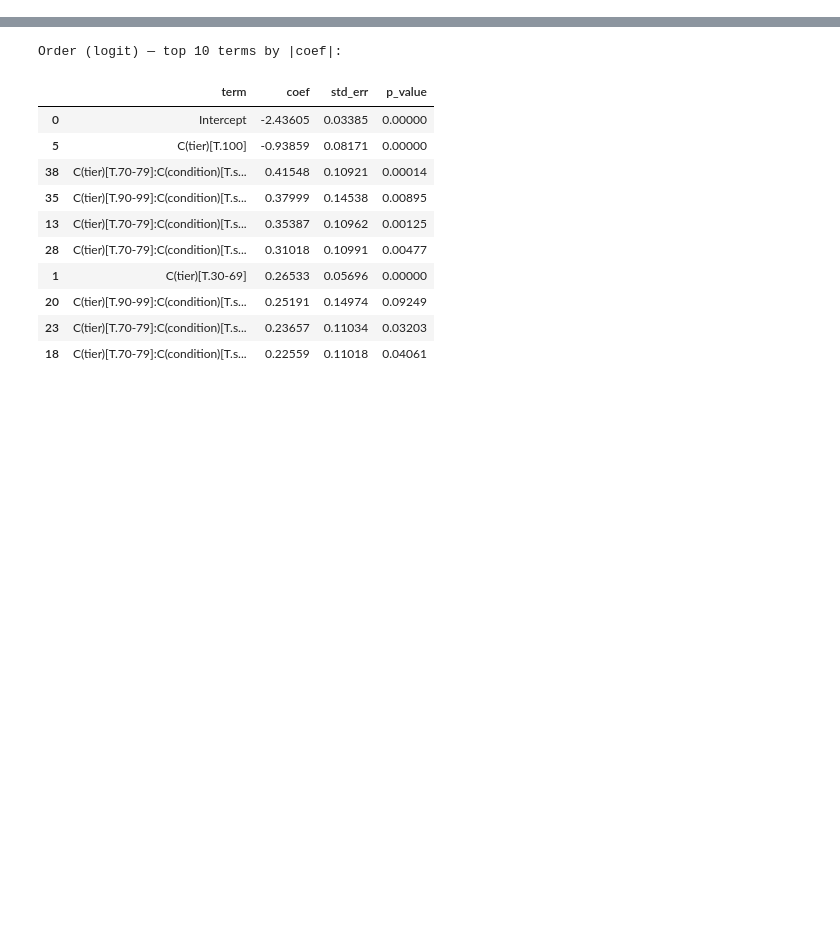
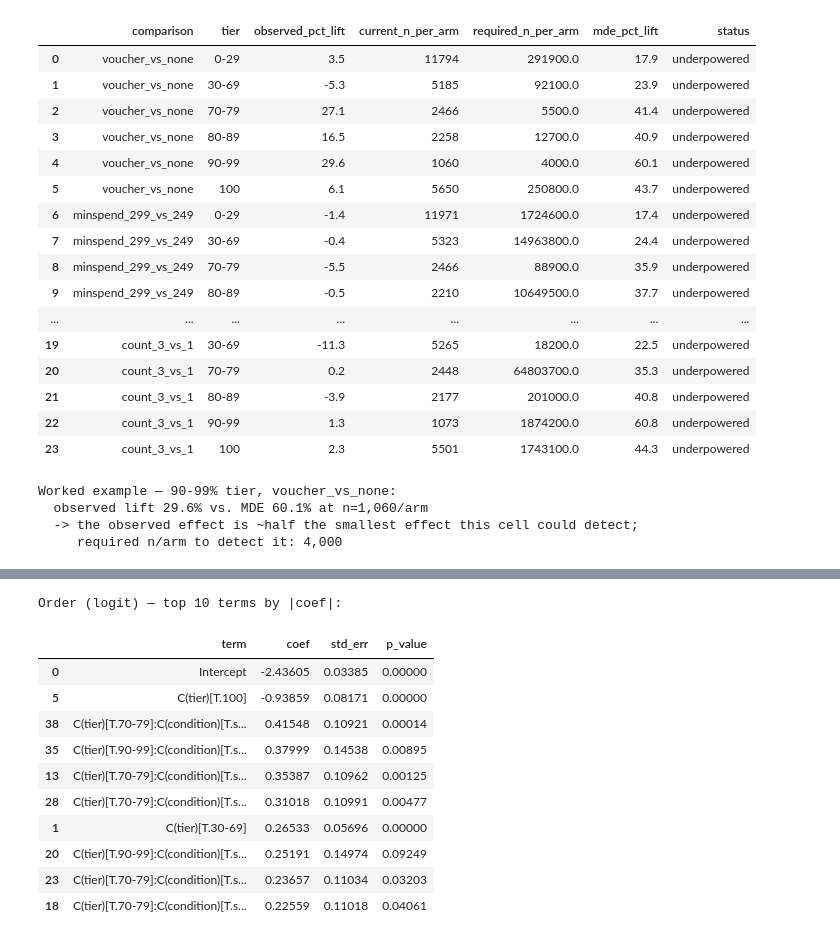
Before and after one commit to Hanklin999/VoucherABTest, a Jupyter notebook: notebooks/02_experiment_analysis.ipynb, the cells around one changed output, grey strips where cells are left out. Drawn from its saved outputs; the diff is of its cells as text; code cells hidden in the pictures; blank space fills up the shorter version.

```diff
--- a/notebooks/02_experiment_analysis.ipynb
+++ b/notebooks/02_experiment_analysis.ipynb
@@ -52,0 +163,38 @@ see the power analysis below for why.
+# %%
+power_table = power_mde_table(comparisons, experiment_log)
+power_table.to_csv("../outputs/power_mde_table.csv", index=False)
+power_table
+# %% [output]
+|  | comparison | tier | observed_pct_lift | current_n_per_arm | required_n_per_arm | mde_pct_lift | status |
+| 0 | voucher_vs_none | 0-29 | 3.5 | 11794 | 291900.0 | 17.9 | underpowered |
+| 1 | voucher_vs_none | 30-69 | -5.3 | 5185 | 92100.0 | 23.9 | underpowered |
+| 2 | voucher_vs_none | 70-79 | 27.1 | 2466 | 5500.0 | 41.4 | underpowered |
+| 3 | voucher_vs_none | 80-89 | 16.5 | 2258 | 12700.0 | 40.9 | underpowered |
+| 4 | voucher_vs_none | 90-99 | 29.6 | 1060 | 4000.0 | 60.1 | underpowered |
+| 5 | voucher_vs_none | 100 | 6.1 | 5650 | 250800.0 | 43.7 | underpowered |
+| 6 | minspend_299_vs_249 | 0-29 | -1.4 | 11971 | 1724600.0 | 17.4 | underpowered |
+| 7 | minspend_299_vs_249 | 30-69 | -0.4 | 5323 | 14963800.0 | 24.4 | underpowered |
+| 8 | minspend_299_vs_249 | 70-79 | -5.5 | 2466 | 88900.0 | 35.9 | underpowered |
+| 9 | minspend_299_vs_249 | 80-89 | -0.5 | 2210 | 10649500.0 | 37.7 | underpowered |
+| ... | ... | ... | ... | ... | ... | ... | ... |
+| 19 | count_3_vs_1 | 30-69 | -11.3 | 5265 | 18200.0 | 22.5 | underpowered |
+| 20 | count_3_vs_1 | 70-79 | 0.2 | 2448 | 64803700.0 | 35.3 | underpowered |
+| 21 | count_3_vs_1 | 80-89 | -3.9 | 2177 | 201000.0 | 40.8 | underpowered |
+| 22 | count_3_vs_1 | 90-99 | 1.3 | 1073 | 1874200.0 | 60.8 | underpowered |
+| 23 | count_3_vs_1 | 100 | 2.3 | 5501 | 1743100.0 | 44.3 | underpowered |
+# %%
+worked = power_table[
+    (power_table["comparison"] == "voucher_vs_none") & (power_table["tier"] == "90-99")
+].iloc[0]
+print(
+    f"Worked example — 90-99% tier, voucher_vs_none:\n"
+    f"  observed lift {worked['observed_pct_lift']}% vs. MDE {worked['mde_pct_lift']}% "
+    f"at n={worked['current_n_per_arm']:,}/arm\n"
+    f"  -> the observed effect is ~half the smallest effect this cell could detect;\n"
+    f"     required n/arm to detect it: {worked['required_n_per_arm']:,.0f}"
+)
+# %% [output]
+Worked example — 90-99% tier, voucher_vs_none:
+  observed lift 29.6% vs. MDE 60.1% at n=1,060/arm
+  -> the observed effect is ~half the smallest effect this cell could detect;
+     required n/arm to detect it: 4,000
```
Also changed, not shown: parts of 23 cells of this notebook, 5 other files.
